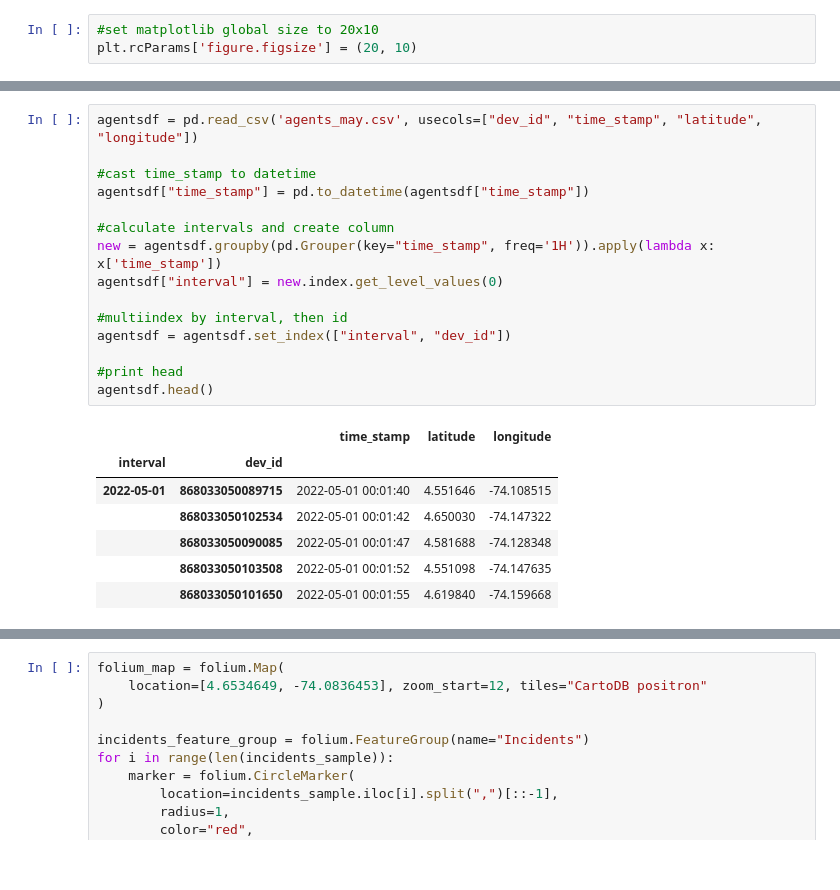
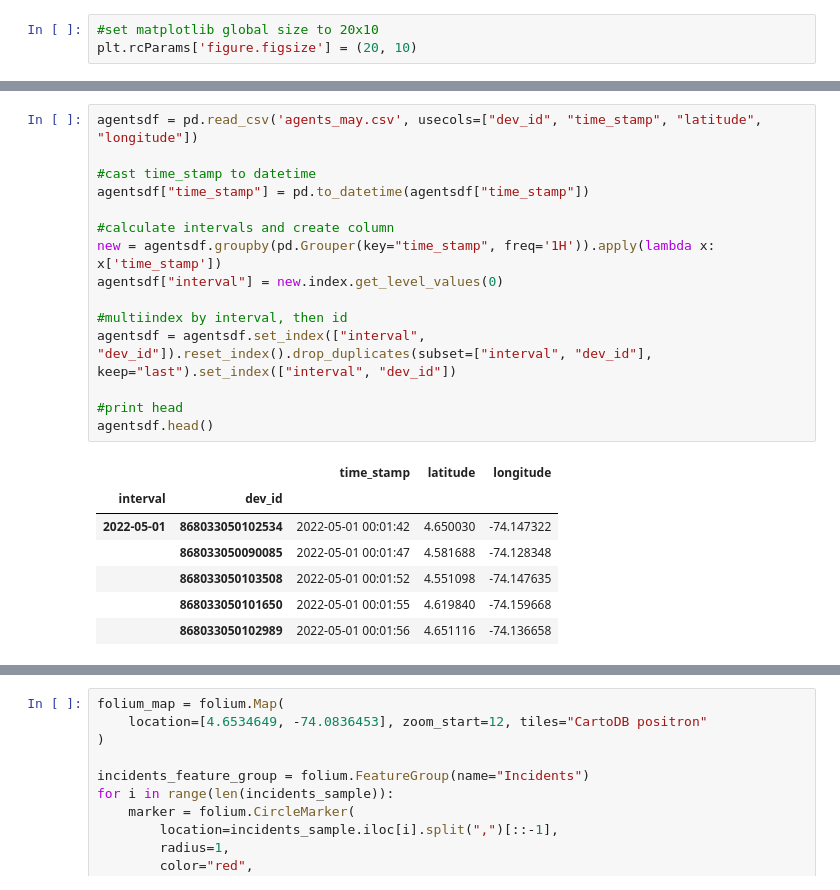
Before and after one commit to brromeroc/Proyectofinal, a Jupyter notebook: distance.ipynb, the cells around one changed output, grey strips where cells are left out. Cells and saved outputs as stored; diff of their text form.

```diff
--- a/distance.ipynb
+++ b/distance.ipynb
@@ -63,26 +63,26 @@ plt.show()
 # %%
 agentsdf = pd.read_csv('agents_may.csv', usecols=["dev_id", "time_stamp", "latitude", "longitude"])
 
 #cast time_stamp to datetime
 agentsdf["time_stamp"] = pd.to_datetime(agentsdf["time_stamp"])
 
 #calculate intervals and create column
 new = agentsdf.groupby(pd.Grouper(key="time_stamp", freq='1H')).apply(lambda x: x['time_stamp'])
 agentsdf["interval"] = new.index.get_level_values(0)
 
 #multiindex by interval, then id
-agentsdf = agentsdf.set_index(["interval", "dev_id"])
+agentsdf = agentsdf.set_index(["interval", "dev_id"]).reset_index().drop_duplicates(subset=["interval", "dev_id"], keep="last").set_index(["interval", "dev_id"])
 
 #print head
 agentsdf.head()
 # %% [output]
 |  |  | time_stamp | latitude | longitude |
 | interval | dev_id |  |  |  |
-| 2022-05-01 | 868033050089715 | 2022-05-01 00:01:40 | 4.551646 | -74.108515 |
-|  | 868033050102534 | 2022-05-01 00:01:42 | 4.650030 | -74.147322 |
+| 2022-05-01 | 868033050102534 | 2022-05-01 00:01:42 | 4.650030 | -74.147322 |
 |  | 868033050090085 | 2022-05-01 00:01:47 | 4.581688 | -74.128348 |
 |  | 868033050103508 | 2022-05-01 00:01:52 | 4.551098 | -74.147635 |
 |  | 868033050101650 | 2022-05-01 00:01:55 | 4.619840 | -74.159668 |
+|  | 868033050102989 | 2022-05-01 00:01:56 | 4.651116 | -74.136658 |
 # %%
 incidents_locations = incidentsdf[["longitude","latitude"]].apply(lambda x: ','.join(x.values.astype(str)), axis=1)
 incidents_locations.head()
```
Also changed, not shown: parts of 12 cells of this notebook, 4 other files.
